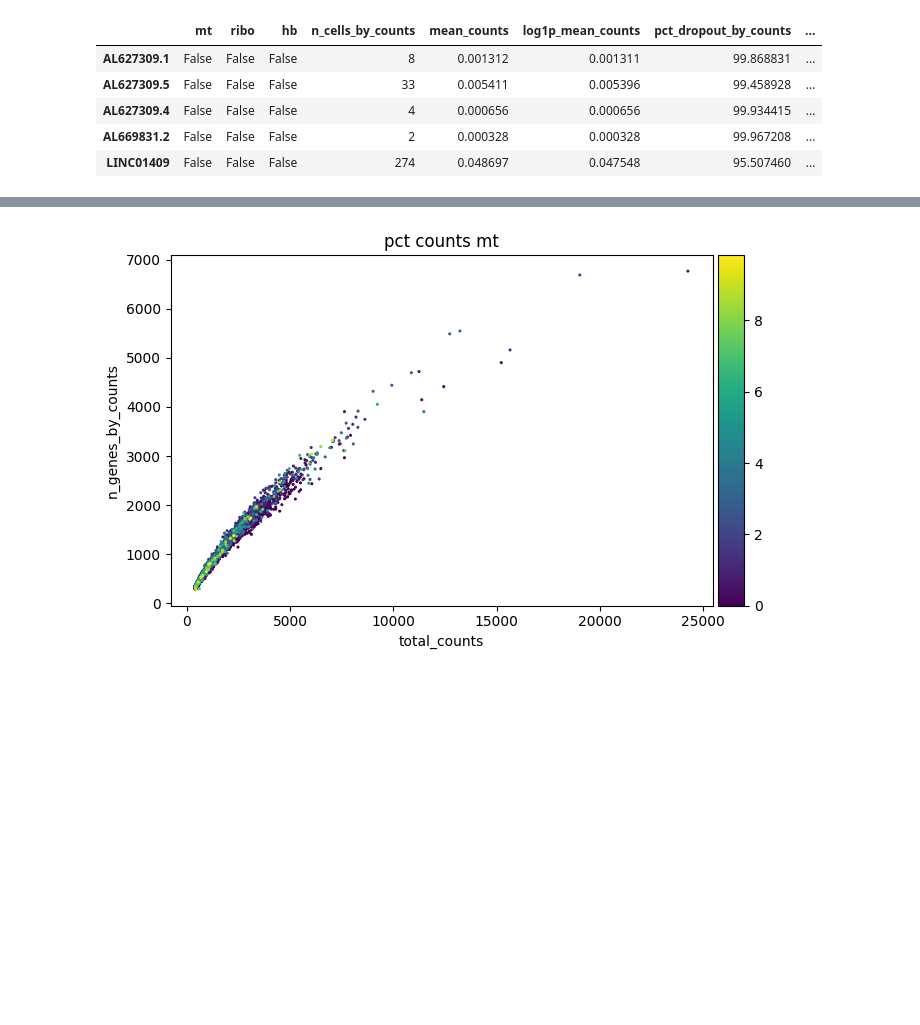
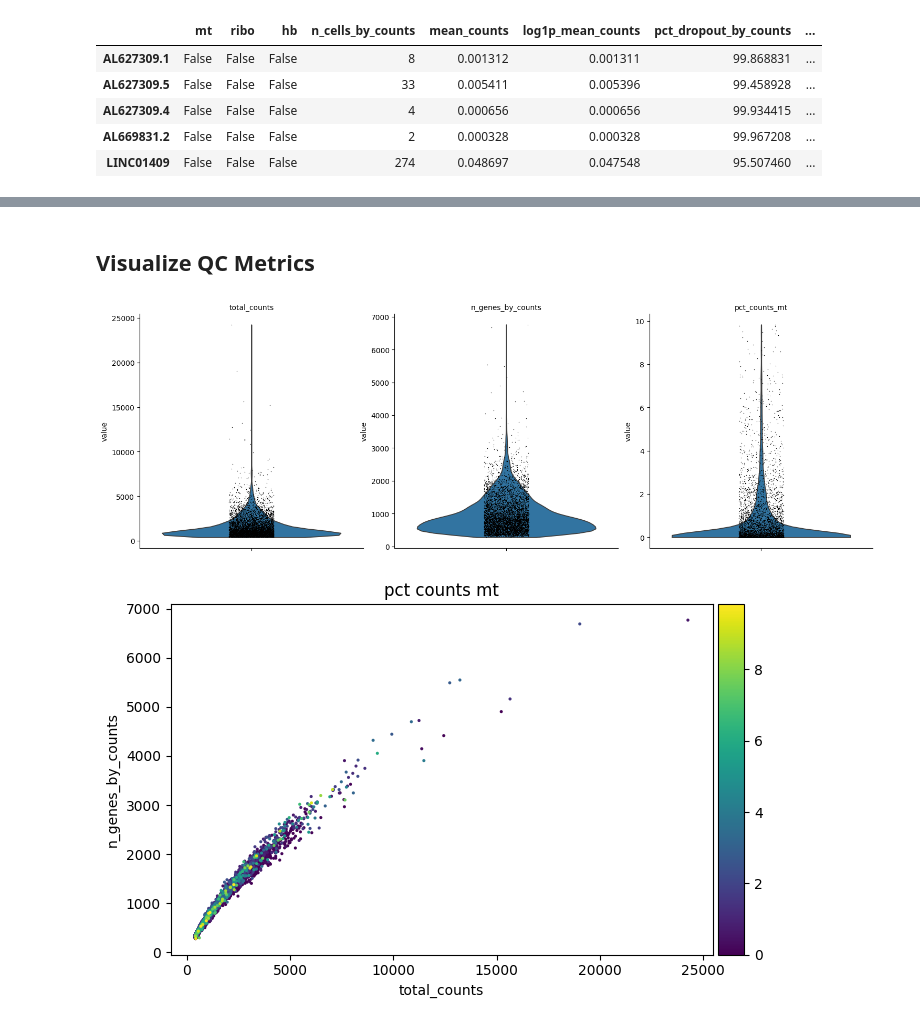
Before and after one commit to MikiasHWT/scRNA_Lethal_Covid19_Analysis, a Jupyter notebook: scRNA_Lethal_Covid19_Analysis.ipynb, the cells around one changed output, grey strips where cells are left out. Saved outputs shown, nothing was run; the diff lists cells and outputs as text; code cells hidden in the pictures; blank space fills up the shorter version.

```diff
--- a/scRNA_Lethal_Covid19_Analysis.ipynb
+++ b/scRNA_Lethal_Covid19_Analysis.ipynb
@@ -280 +305,15 @@ sc.pl.violin(adata, "n_genes_by_counts")
+# %% [markdown]
+## Visualize QC Metrics
+# %%
+# total count = total transcripts (UMI's) per cell (defined in preprossesing to be between 400-40,000)
+# n_genes_by_counts = number of unique genes per cell (defined in preprosession to be between 200-7500)
+# pct_counts_mt = percent of mitochondrial genes per cell
+sc.pl.violin(
+    adata,
+    keys=["total_counts", "n_genes_by_counts","pct_counts_mt"],
+    groupby=None,
+    multi_panel=True
+)
+# %% [output]
+[figure, added]
 # %%
```
Also changed, not shown: parts of 32 cells of this notebook.
